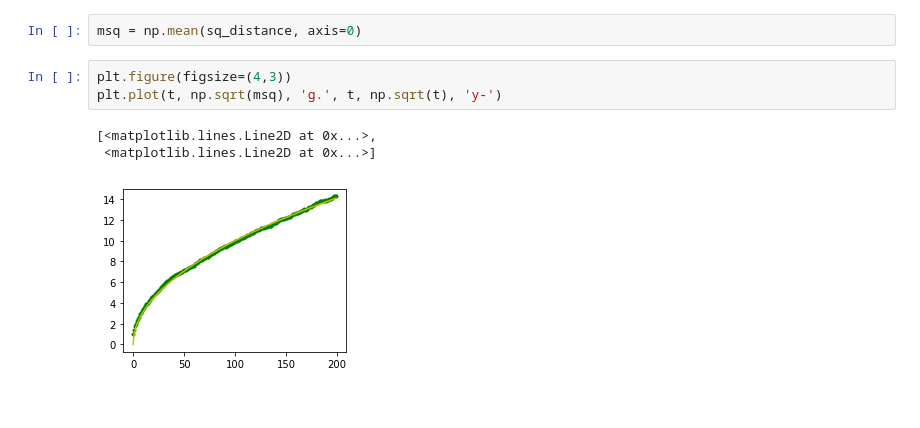
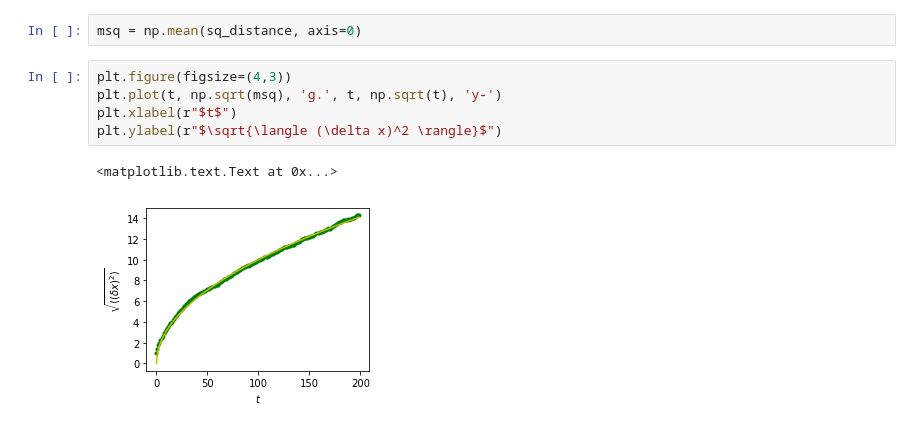
Before and after one commit to Accio/learn-scipy, a Jupyter notebook: 1.3/Operations.ipynb, the cells around one changed output. Cells and saved outputs as stored; diff of their text form.

```diff
--- a/1.3/Operations.ipynb
+++ b/1.3/Operations.ipynb
@@ -398,7 +398,8 @@ msq = np.mean(sq_distance, axis=0)
 # %%
 plt.figure(figsize=(4,3))
 plt.plot(t, np.sqrt(msq), 'g.', t, np.sqrt(t), 'y-')
+plt.xlabel(r"$t$")
+plt.ylabel(r"$\sqrt{\langle (\delta x)^2 \rangle}$")
 # %% [output]
-[<matplotlib.lines.Line2D at 0x...>,
- <matplotlib.lines.Line2D at 0x...>]
+<matplotlib.text.Text at 0x...>
-[figure, old version]
+[figure, new version]
```
Also changed, not shown: parts of 4 cells of this notebook.
